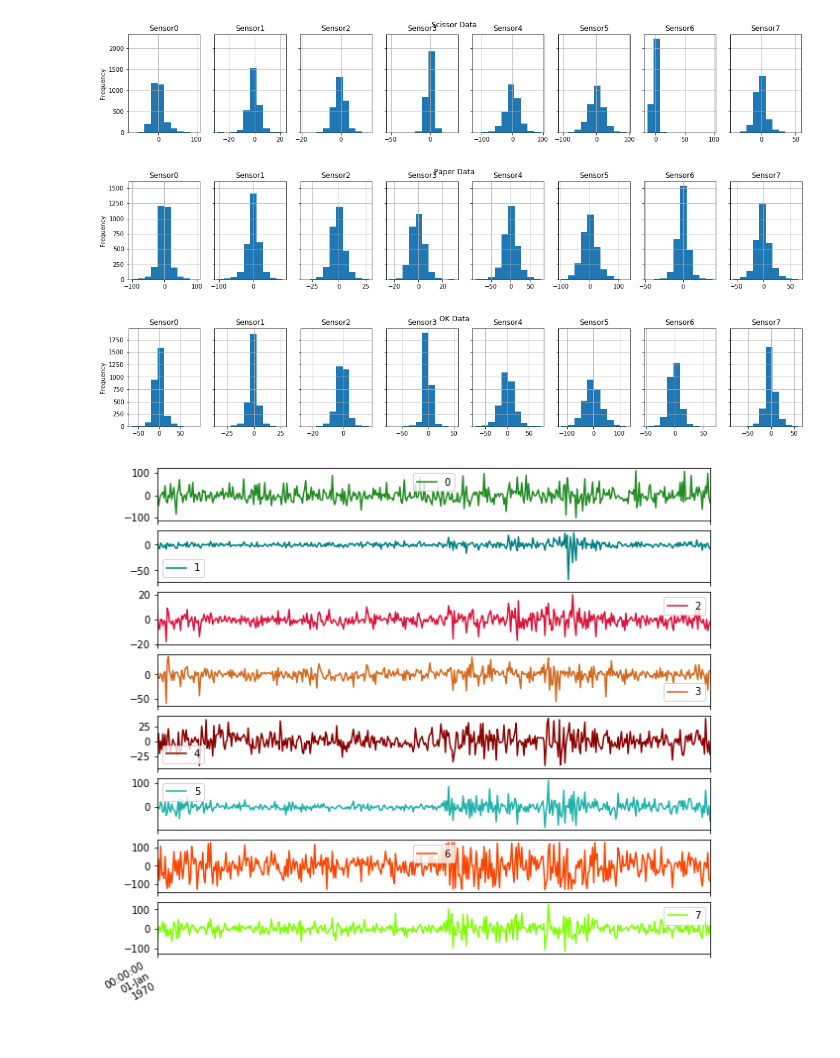
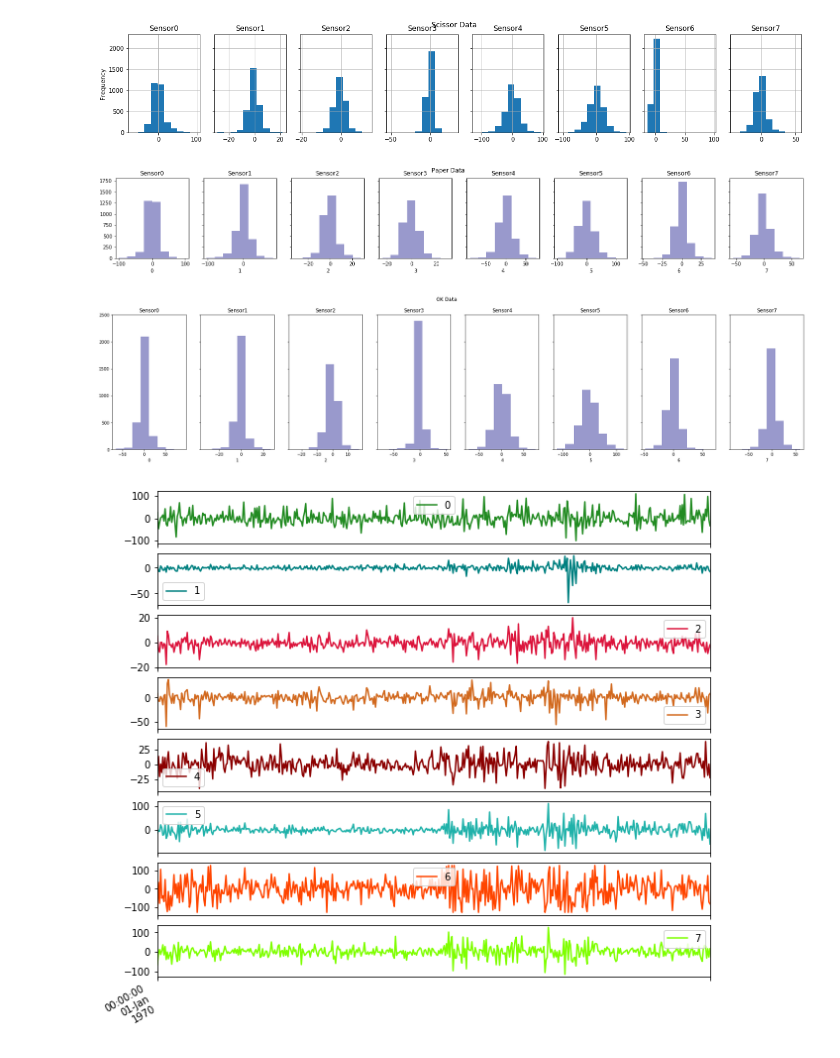
Before and after one commit to oguzhandurmaz/Classify-Gestures, a Jupyter notebook: Classify_Gesture.ipynb, the cells around one changed output. Cells and saved outputs as stored; diff of their text form; code cells hidden in the pictures.

```diff
--- a/Classify_Gesture.ipynb
+++ b/Classify_Gesture.ipynb
@@ -55,23 +55,27 @@ plt.show()
 # %% [output]
 [figure]
 # %%
-fig, ax = plt.subplots(1, 8, sharex='col', sharey='row', figsize=(20,3))
+fig, ax = plt.subplots(1, 8, sharex='col', sharey='row', figsize=(25,3))
 for i in range(8):
   plt.suptitle("Paper Data")
-  paper_data.iloc[:,i].plot.hist(bins=10,ax=ax[i],grid=True)
+  #paper_data.iloc[:,i].plot.hist(bins=8,ax=ax[i],grid=True)
+  sns.distplot(paper_data.iloc[:,i],kde=False,ax=ax[i],color="navy",bins=8)
   ax[i].set_title("Sensor"+str(i))
 plt.show()
 # %% [output]
-[figure, old version]
+[figure, new version]
 # %%
-fig, ax = plt.subplots(1, 8, sharex='col', sharey='row', figsize=(20,3))
+fig, ax = plt.subplots(1, 8, sharex='col', sharey='row', figsize=(30,6))
+#sns.set_palette("hls",8,.9)
+#sns.set_palette("Paired")
 for i in range(8):
   plt.suptitle("OK Data")
-  ok_data.iloc[:,i].plot.hist(bins=10,ax=ax[i],grid=True)
+  #ok_data.iloc[:,i].plot.hist(bins=10,ax=ax[i],grid=True)
+  sns.distplot(ok_data.iloc[:,i],kde=False,ax=ax[i],color="navy",bins=8)
   ax[i].set_title("Sensor"+str(i))
 plt.show()
 # %% [output]
-[figure, old version]
+[figure, new version]
 # %%
 colors=["forestgreen","teal","crimson","chocolate","darkred","lightseagreen","orangered","chartreuse"]
 time_rock=rock_data.iloc[:,0:8]
```
Also changed, not shown: parts of 1 cell of this notebook.
